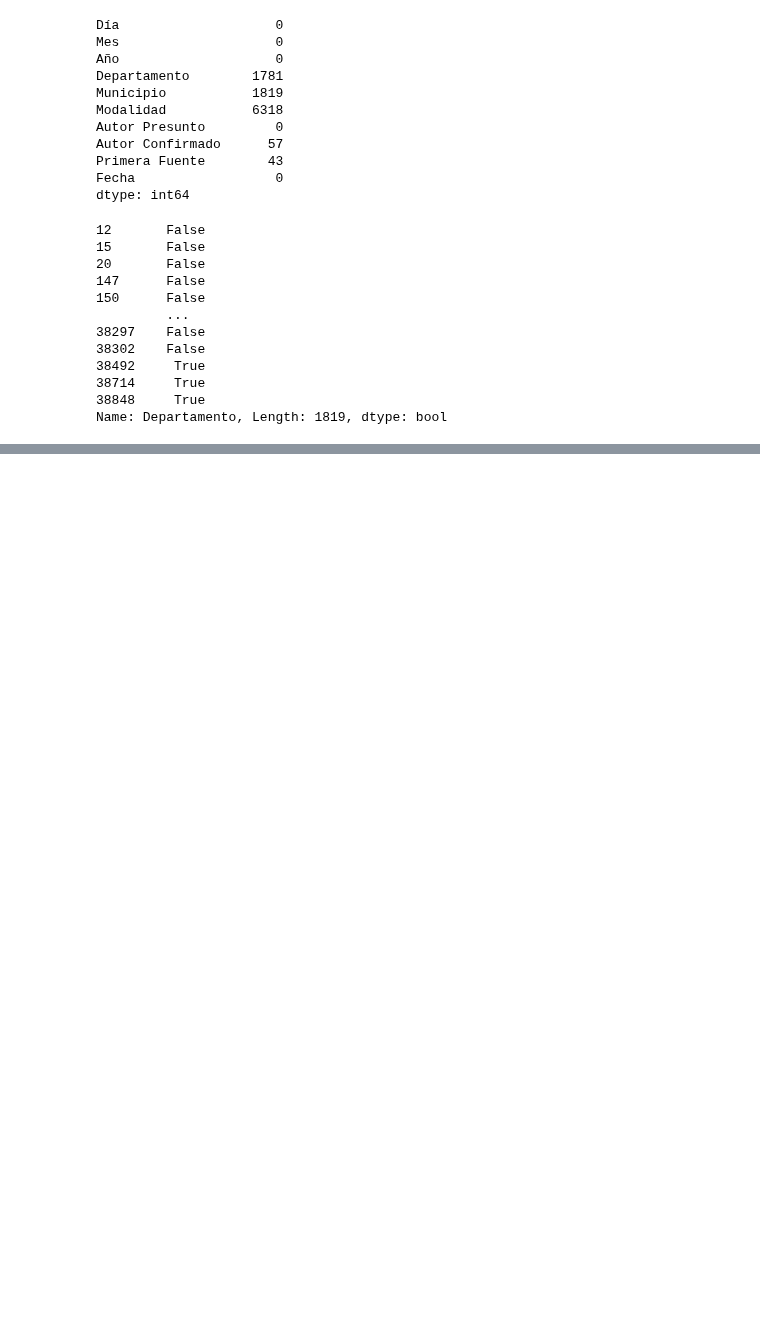
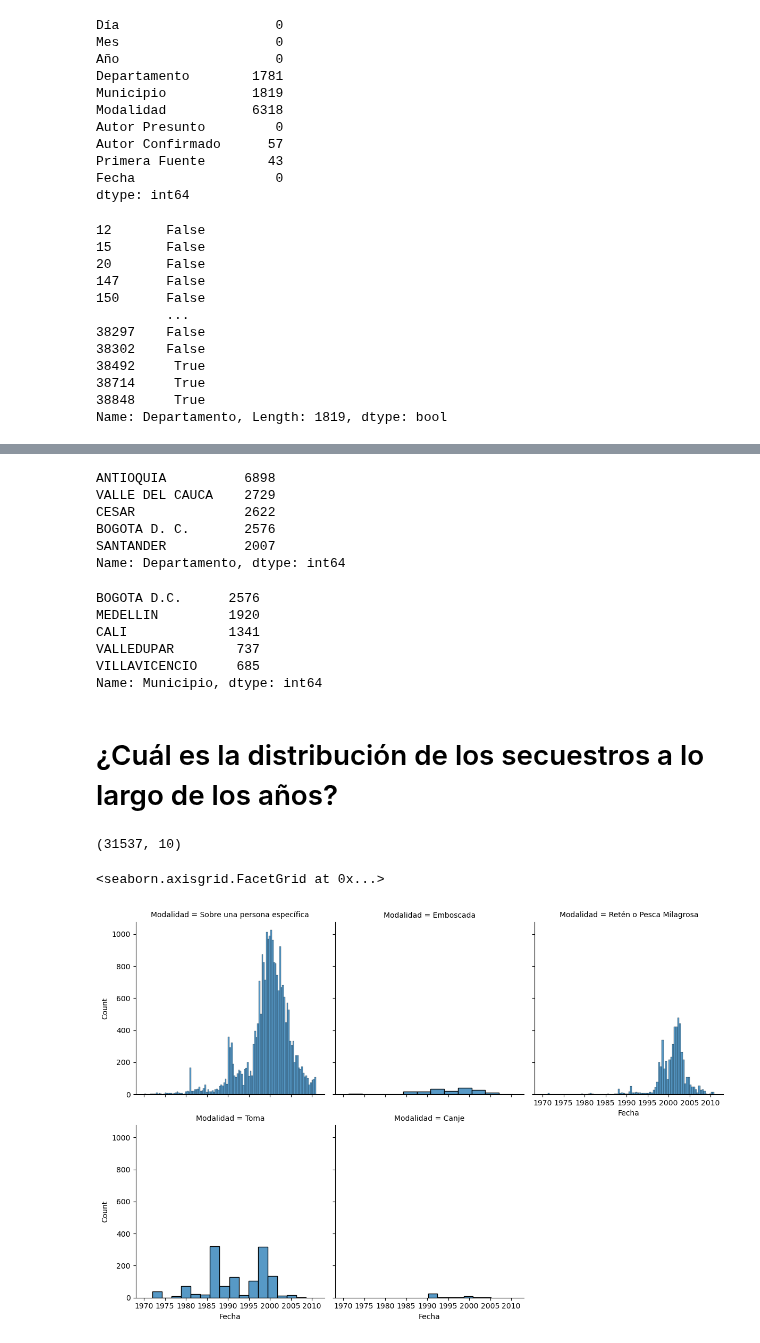
Before and after one commit to onavarrete04/Introduccion-Ciencia-Datos, a Jupyter notebook: Data Cleaning .ipynb, the cells around one changed output, grey strips where cells are left out. Drawn from its saved outputs; the diff is of its cells as text; code cells hidden in the pictures; blank space fills up the shorter version.

```diff
--- a/Data Cleaning .ipynb
+++ b/Data Cleaning .ipynb
@@ -131,0 +211,32 @@ Name: Departamento, Length: 1819, dtype: bool
+# %%
+datos.Departamento.value_counts().sort_values(ascending=False).head(5)
+# %% [output]
+ANTIOQUIA          6898
+VALLE DEL CAUCA    2729
+CESAR              2622
+BOGOTA D. C.       2576
+SANTANDER          2007
+Name: Departamento, dtype: int64
+# %%
+datos.Municipio.value_counts().sort_values(ascending=False).head(5)
+# %% [output]
+BOGOTA D.C.      2576
+MEDELLIN         1920
+CALI             1341
+VALLEDUPAR        737
+VILLAVICENCIO     685
+Name: Municipio, dtype: int64
+# %% [markdown]
+# ¿Cuál es la distribución de los secuestros a lo largo de los años?
+# %%
+dx = datos.loc[:].dropna()
+dx = dx.replace(" ", np.nan).dropna(subset=["Modalidad"])
+dx.shape
+# %% [output]
+(31537, 10)
+# %%
+g = sns.FacetGrid(dx, col="Modalidad", col_wrap=3, height=4)
+g.map(sns.histplot, "Fecha")
+# %% [output]
+<seaborn.axisgrid.FacetGrid at 0x...>
+[figure, added]
```
Also changed, not shown: parts of 15 cells of this notebook, 1 other file.
